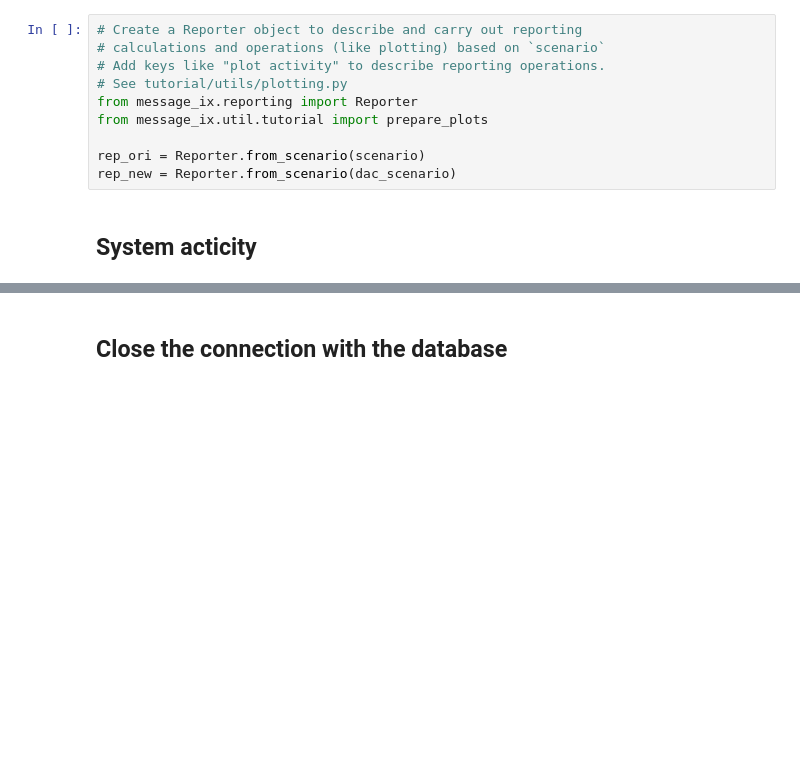
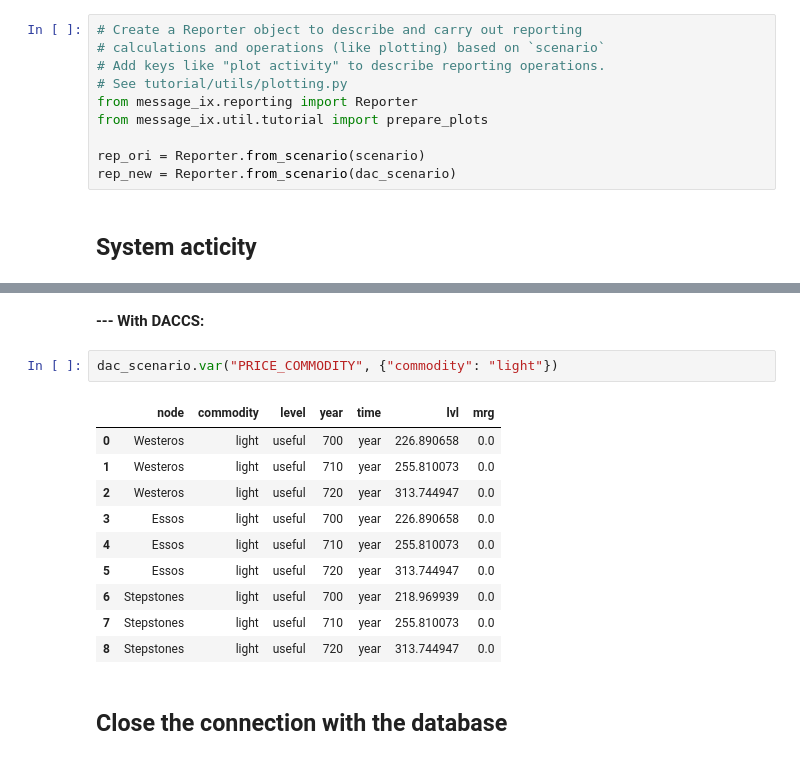
Before and after one commit to ywpratama/message_ix, a Jupyter notebook: tutorial/westeros/tutorial_add_dac/westeros_multinode_emissions_bounds_daccs.ipynb, the cells around one changed output, grey strips where cells are left out. Drawn from its saved outputs; the diff is of its cells as text; blank space fills up the shorter version.

```diff
--- a/tutorial/westeros/tutorial_add_dac/westeros_multinode_emissions_bounds_daccs.ipynb
+++ b/tutorial/westeros/tutorial_add_dac/westeros_multinode_emissions_bounds_daccs.ipynb
@@ -426,3 +401,18 @@ With DACCS
+# %% [markdown]
+**--- With DACCS:**
+# %%
+dac_scenario.var("PRICE_COMMODITY", {"commodity": "light"})
+# %% [output]
+|  | node | commodity | level | year | time | lvl | mrg |
+| 0 | Westeros | light | useful | 700 | year | 226.890658 | 0.0 |
+| 1 | Westeros | light | useful | 710 | year | 255.810073 | 0.0 |
+| 2 | Westeros | light | useful | 720 | year | 313.744947 | 0.0 |
+| 3 | Essos | light | useful | 700 | year | 226.890658 | 0.0 |
+| 4 | Essos | light | useful | 710 | year | 255.810073 | 0.0 |
+| 5 | Essos | light | useful | 720 | year | 313.744947 | 0.0 |
+| 6 | Stepstones | light | useful | 700 | year | 218.969939 | 0.0 |
+| 7 | Stepstones | light | useful | 710 | year | 255.810073 | 0.0 |
+| 8 | Stepstones | light | useful | 720 | year | 313.744947 | 0.0 |
 # %% [markdown]
 ## Close the connection with the database
 # %%
```
Also changed, not shown: parts of 33 cells of this notebook.
